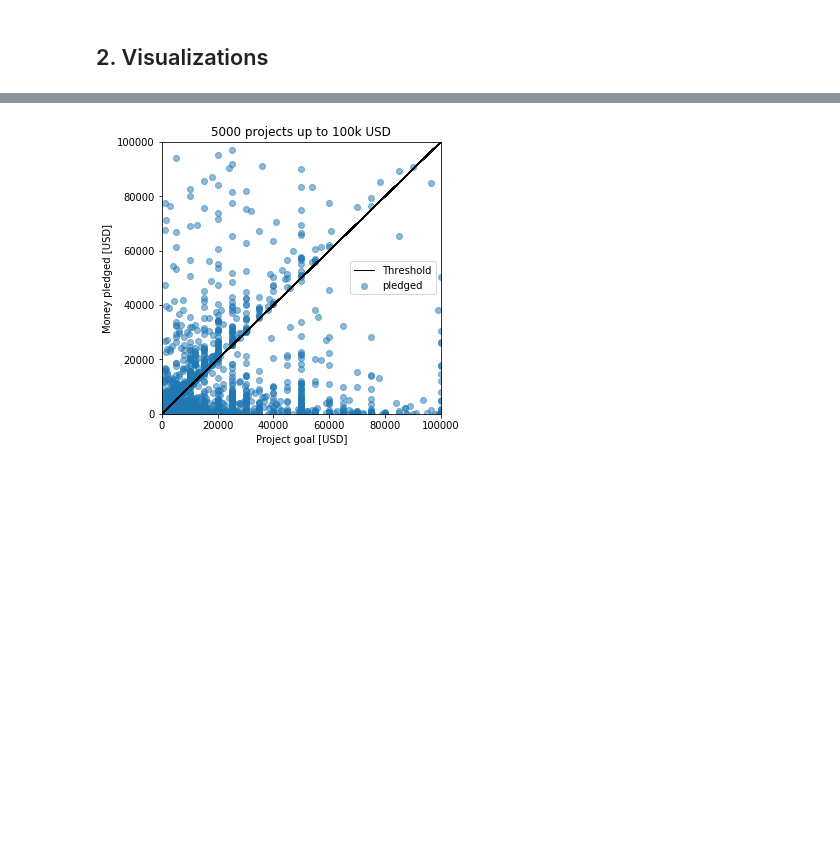
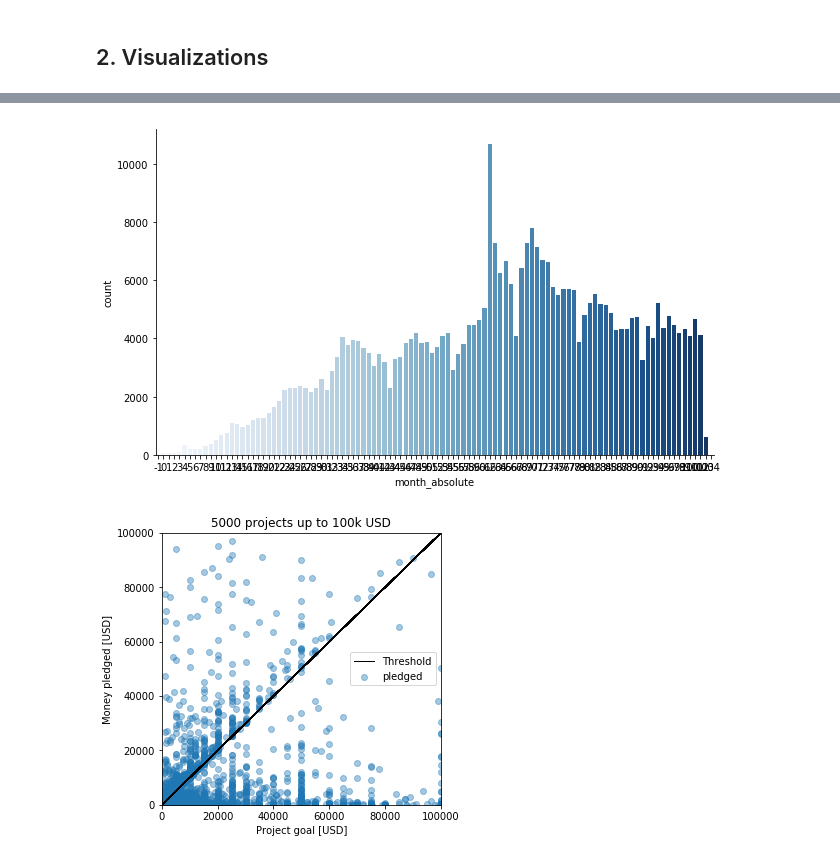
Before and after one commit to dtubfg/Machine-Learning-project-1, a Jupyter notebook: PCA_Kickstarter.ipynb, the cells around one changed output, grey strips where cells are left out. Cells and saved outputs as stored; diff of their text form; code cells hidden in the pictures; blank space fills up the shorter version.

```diff
--- a/PCA_Kickstarter.ipynb
+++ b/PCA_Kickstarter.ipynb
@@ -546,3 +608,12 @@ On average, projects in this dataset were launched 5.24 years after Kickstarter
+# %%
+fig, ax = plt.subplots(figsize=(10,6))
+sns.countplot(
+    cleaned_data['month_absolute'],
+    palette='Blues'
+)
+sns.despine()
+# %% [output]
+[figure, added]
 # %%
 # plot a simple relationship
 fig, ax = plt.subplots(figsize=(5,5))
```
Also changed, not shown: parts of 38 cells of this notebook.
